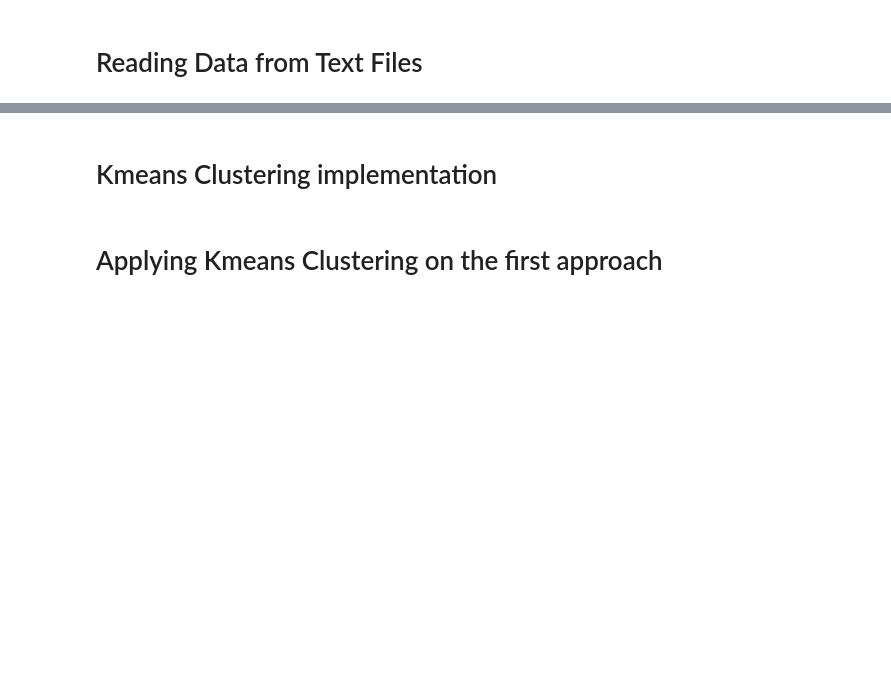
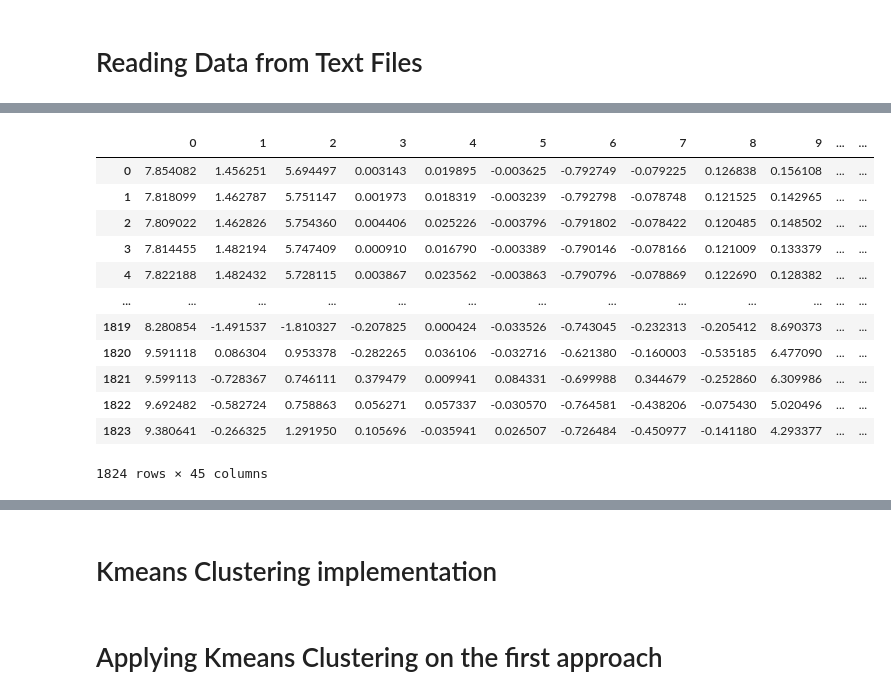
Before and after one commit to husseinkhaled733/Activity-Detection, a Jupyter notebook: Kmeans.ipynb, the cells around one changed output, grey strips where cells are left out. Cells and saved outputs as stored; diff of their text form; code cells hidden in the pictures; blank space fills up the shorter version.

```diff
--- a/Kmeans.ipynb
+++ b/Kmeans.ipynb
@@ -94,0 +161,16 @@ Shape of PCA evaluation data: (1824, 197)
+# %%
+pd.DataFrame(evaluation_data_means)
+# %% [output]
+|  | 0 | 1 | 2 | 3 | 4 | 5 | 6 | 7 | 8 | 9 | ... | ... |
+| 0 | 7.854082 | 1.456251 | 5.694497 | 0.003143 | 0.019895 | -0.003625 | -0.792749 | -0.079225 | 0.126838 | 0.156108 | ... | ... |
+| 1 | 7.818099 | 1.462787 | 5.751147 | 0.001973 | 0.018319 | -0.003239 | -0.792798 | -0.078748 | 0.121525 | 0.142965 | ... | ... |
+| 2 | 7.809022 | 1.462826 | 5.754360 | 0.004406 | 0.025226 | -0.003796 | -0.791802 | -0.078422 | 0.120485 | 0.148502 | ... | ... |
+| 3 | 7.814455 | 1.482194 | 5.747409 | 0.000910 | 0.016790 | -0.003389 | -0.790146 | -0.078166 | 0.121009 | 0.133379 | ... | ... |
+| 4 | 7.822188 | 1.482432 | 5.728115 | 0.003867 | 0.023562 | -0.003863 | -0.790796 | -0.078869 | 0.122690 | 0.128382 | ... | ... |
+| ... | ... | ... | ... | ... | ... | ... | ... | ... | ... | ... | ... | ... |
+| 1819 | 8.280854 | -1.491537 | -1.810327 | -0.207825 | 0.000424 | -0.033526 | -0.743045 | -0.232313 | -0.205412 | 8.690373 | ... | ... |
+| 1820 | 9.591118 | 0.086304 | 0.953378 | -0.282265 | 0.036106 | -0.032716 | -0.621380 | -0.160003 | -0.535185 | 6.477090 | ... | ... |
+| 1821 | 9.599113 | -0.728367 | 0.746111 | 0.379479 | 0.009941 | 0.084331 | -0.699988 | 0.344679 | -0.252860 | 6.309986 | ... | ... |
+| 1822 | 9.692482 | -0.582724 | 0.758863 | 0.056271 | 0.057337 | -0.030570 | -0.764581 | -0.438206 | -0.075430 | 5.020496 | ... | ... |
+| 1823 | 9.380641 | -0.266325 | 1.291950 | 0.105696 | -0.035941 | 0.026507 | -0.726484 | -0.450977 | -0.141180 | 4.293377 | ... | ... |
+1824 rows × 45 columns
```
Also changed, not shown: parts of 27 cells of this notebook, 2 other files.
